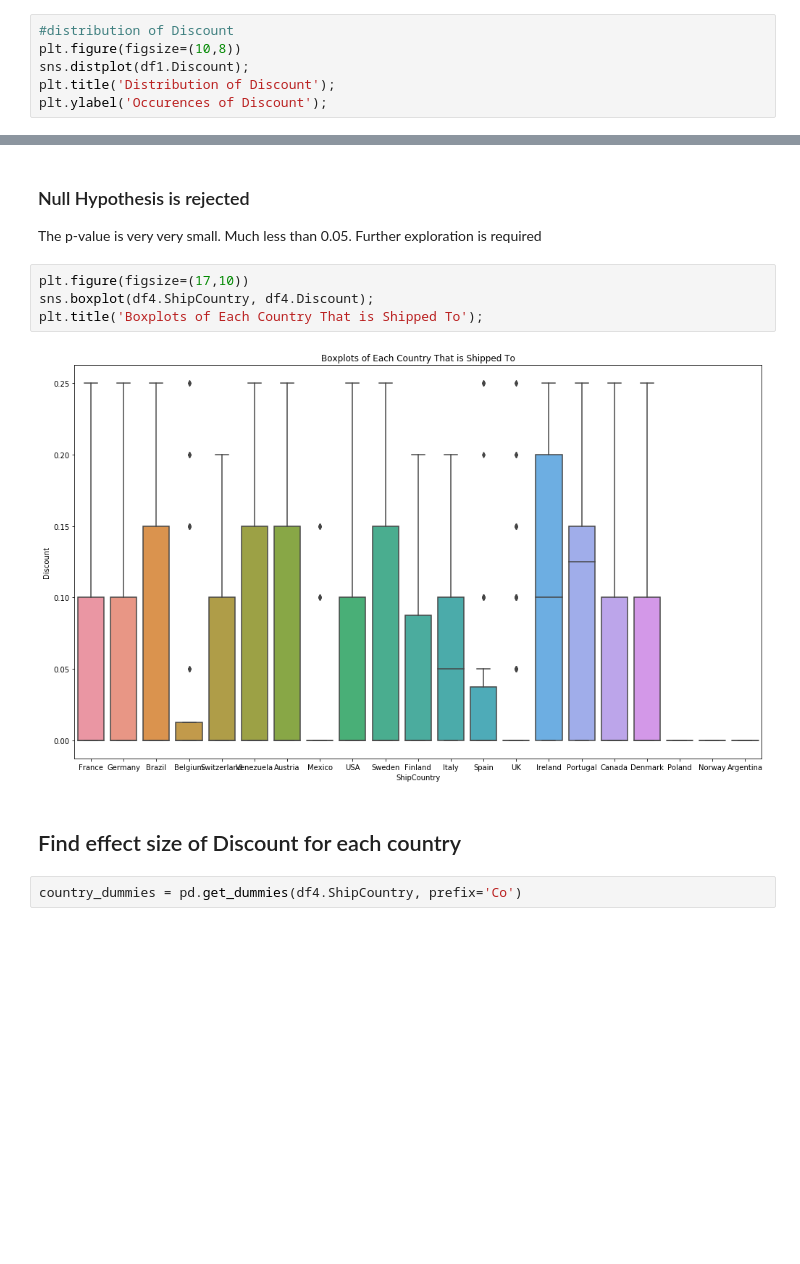
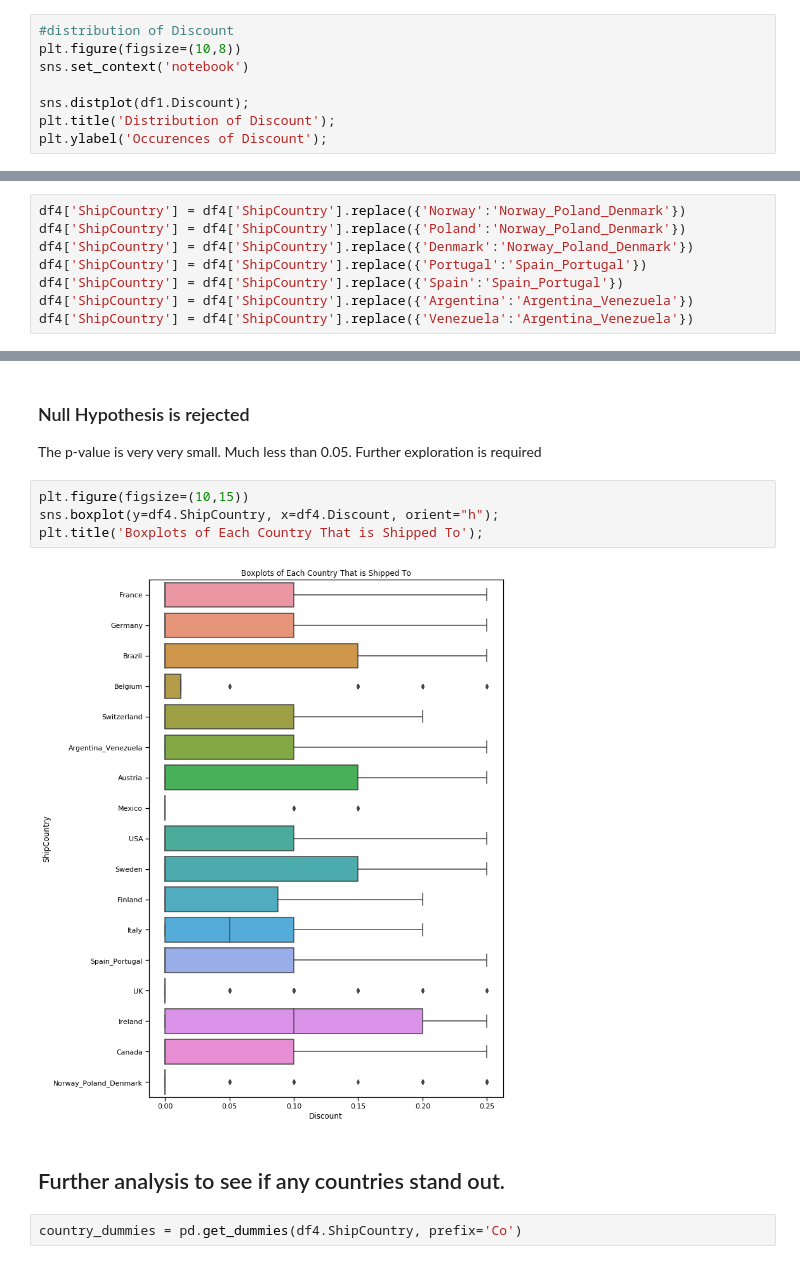
Before and after one commit to andymdc31/flatiron_project2, a Jupyter notebook: dsc-mod-3-project-online-ds-ft-081219/Project_Code.ipynb, the cells around one changed output, grey strips where cells are left out. Drawn from its saved outputs; the diff is of its cells as text; blank space fills up the shorter version.

```diff
--- a/dsc-mod-3-project-online-ds-ft-081219/Project_Code.ipynb
+++ b/dsc-mod-3-project-online-ds-ft-081219/Project_Code.ipynb
@@ -147,6 +140,8 @@ df1.describe()
 # %%
 #distribution of Discount
 plt.figure(figsize=(10,8))
+sns.set_context('notebook')
+
 sns.distplot(df1.Discount);
 plt.title('Distribution of Discount');
 plt.ylabel('Occurences of Discount');
@@ -782,0 +811,8 @@ Name: ShipCountry, dtype: int64
+# %%
+df4['ShipCountry'] = df4['ShipCountry'].replace({'Norway':'Norway_Poland_Denmark'})
+df4['ShipCountry'] = df4['ShipCountry'].replace({'Poland':'Norway_Poland_Denmark'})
+df4['ShipCountry'] = df4['ShipCountry'].replace({'Denmark':'Norway_Poland_Denmark'})
+df4['ShipCountry'] = df4['ShipCountry'].replace({'Portugal':'Spain_Portugal'})
+df4['ShipCountry'] = df4['ShipCountry'].replace({'Spain':'Spain_Portugal'})
+df4['ShipCountry'] = df4['ShipCountry'].replace({'Argentina':'Argentina_Venezuela'})
+df4['ShipCountry'] = df4['ShipCountry'].replace({'Venezuela':'Argentina_Venezuela'})
@@ -795,13 +852,13 @@ Residual        14.110934  2134.0       NaN           NaN
 ### Null Hypothesis is rejected
 The p-value is very very small. Much less than 0.05. Further exploration is required
 # %%
-plt.figure(figsize=(17,10))
-sns.boxplot(df4.ShipCountry, df4.Discount);
+plt.figure(figsize=(10,15))
+sns.boxplot(y=df4.ShipCountry, x=df4.Discount, orient="h");
 plt.title('Boxplots of Each Country That is Shipped To');
 # %% [output]
-[figure, old version]
+[figure, new version]
-# %% [markdown]
-## Find effect size of Discount for each country
+# %% [markdown]
+## Further analysis to see if any countries stand out.
 # %%
 country_dummies = pd.get_dummies(df4.ShipCountry, prefix='Co')
 # %%
```
Also changed, not shown: parts of 42 cells of this notebook, 1 other file.
